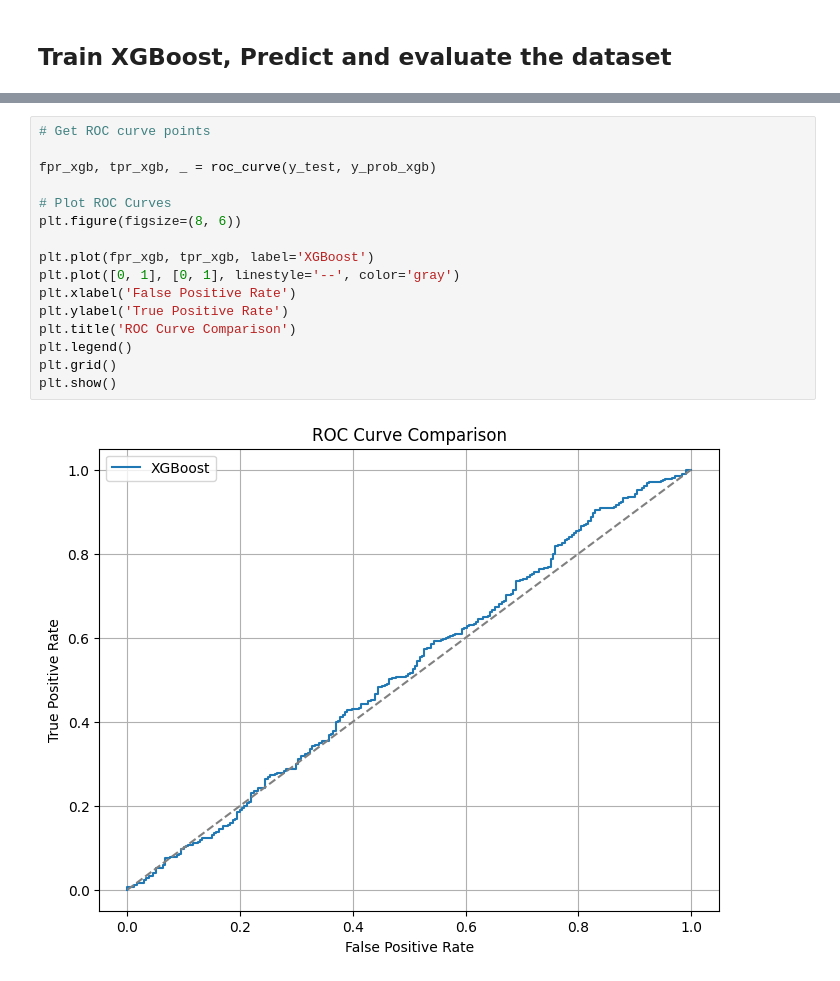
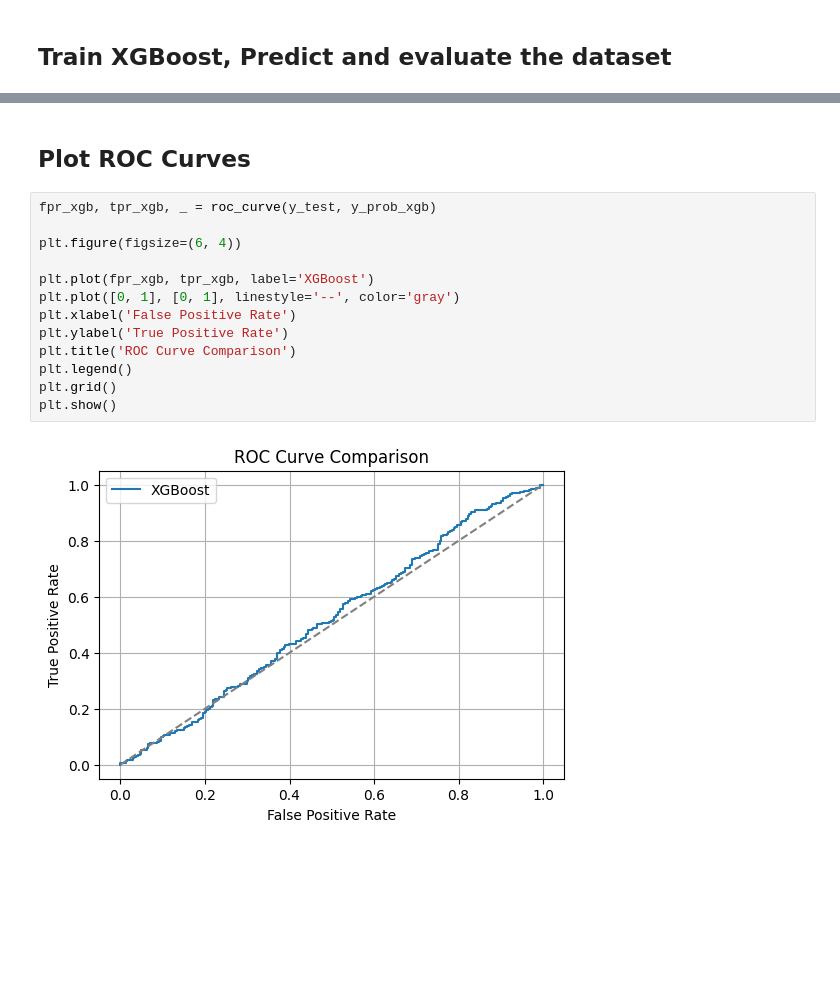
Before and after one commit to MichaelYemane707/breast_cancer_prediction, a Jupyter notebook: xgboost.ipynb, the cells around one changed output, grey strips where cells are left out. Cells and saved outputs as stored; diff of their text form; blank space fills up the shorter version.

```diff
--- a/xgboost.ipynb
+++ b/xgboost.ipynb
@@ -159,21 +160,20 @@ XGBoost Results:
 weighted avg       0.62      0.67      0.62       805
 
 ROC-AUC: 0.5192534063152938
+# %% [markdown]
+## Plot ROC Curves
 # %%
-# Get ROC curve points
-
 fpr_xgb, tpr_xgb, _ = roc_curve(y_test, y_prob_xgb)
 
-# Plot ROC Curves
-plt.figure(figsize=(8, 6))
+plt.figure(figsize=(6, 4))
 
 plt.plot(fpr_xgb, tpr_xgb, label='XGBoost')
 plt.plot([0, 1], [0, 1], linestyle='--', color='gray')
 plt.xlabel('False Positive Rate')
 plt.ylabel('True Positive Rate')
 plt.title('ROC Curve Comparison')
 plt.legend()
 plt.grid()
 plt.show()
 # %% [output]
-[figure, old version]
+[figure, new version]
```
Also changed, not shown: parts of 5 cells of this notebook.
